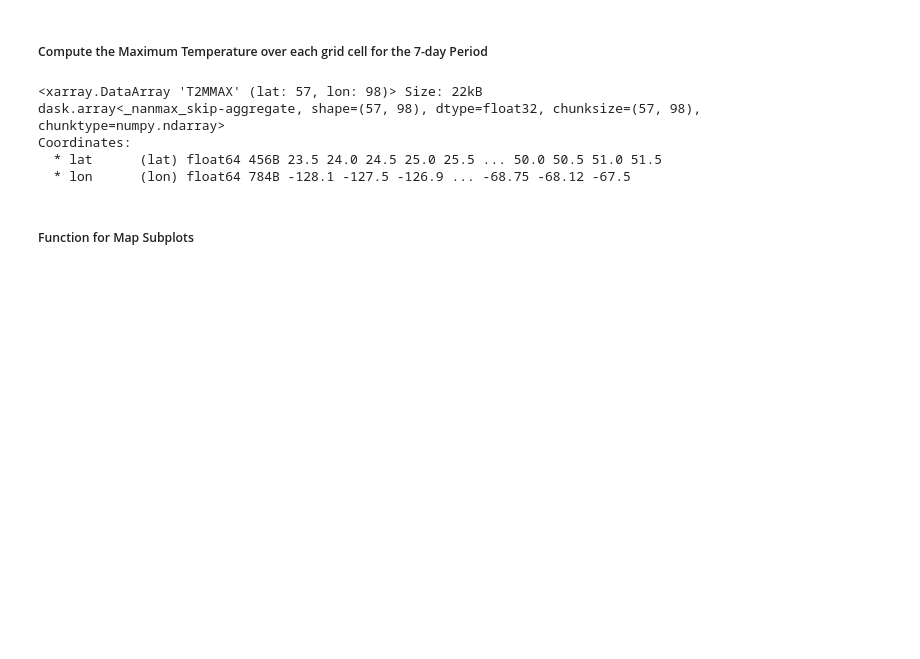
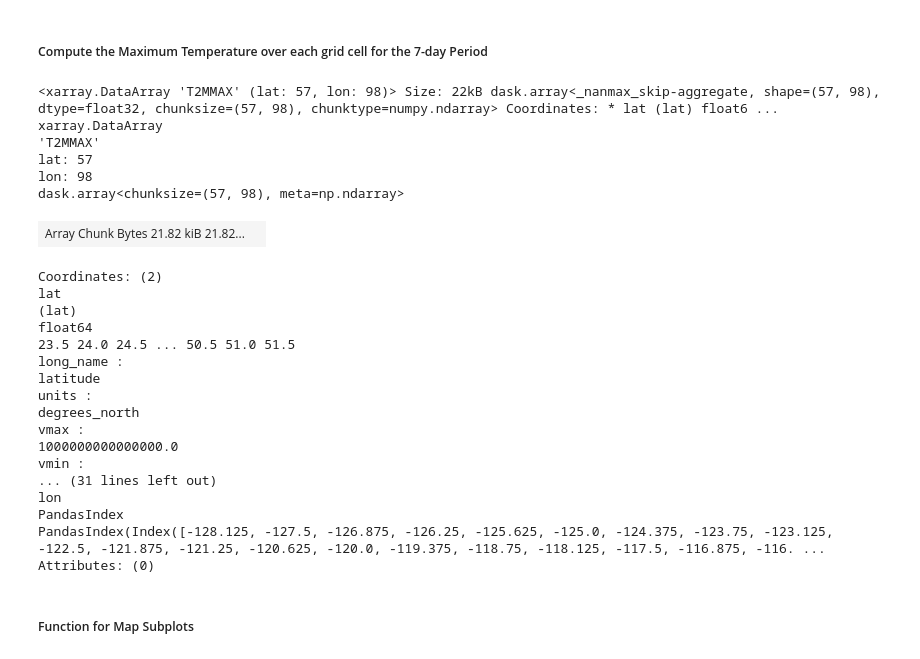
Before and after one commit to brandon-mitchell-ges-disc/Giovanni-Features-and-Notebooks, a Jupyter notebook: GioMaxMinMaps.ipynb, the cells around one changed output. Drawn from its saved outputs; the diff is of its cells as text; code cells hidden in the pictures; blank space fills up the shorter version.

```diff
--- a/GioMaxMinMaps.ipynb
+++ b/GioMaxMinMaps.ipynb
@@ -72,17 +79,35 @@ Attributes:
 # %%
 #Compute the Maximum through the time dimension
 max_hw_2025 = hw_2025.max(dim='time')
 
 #Compute the Median through the time dimension
 med_hw_2025 = hw_2025.median(dim='time')
-
-print(max_hw_2025)
+max_hw_2025
 # %% [output]
-<xarray.DataArray 'T2MMAX' (lat: 57, lon: 98)> Size: 22kB
-dask.array<_nanmax_skip-aggregate, shape=(57, 98), dtype=float32, chunksize=(57, 98), chunktype=numpy.ndarray>
-Coordinates:
-  * lat      (lat) float64 456B 23.5 24.0 24.5 25.0 25.5 ... 50.0 50.5 51.0 51.5
-  * lon      (lon) float64 784B -128.1 -127.5 -126.9 ... -68.75 -68.12 -67.5
+<xarray.DataArray 'T2MMAX' (lat: 57, lon: 98)> Size: 22kB dask.array<_nanmax_skip-aggregate, shape=(57, 98), dtype=float32, chunksize=(57, 98), chunktype=numpy.ndarray> Coordinates: * lat (lat) float6 ...
+xarray.DataArray
+'T2MMAX'
+lat: 57
+lon: 98
+dask.array<chunksize=(57, 98), meta=np.ndarray>
+| Array Chunk Bytes 21.82 kiB 21.82... |  |
+Coordinates: (2)
+lat
+(lat)
+float64
+23.5 24.0 24.5 ... 50.5 51.0 51.5
+long_name :
+latitude
+units :
+degrees_north
+vmax :
+1000000000000000.0
+vmin :
+... (31 lines left out)
+lon
+PandasIndex
+PandasIndex(Index([-128.125, -127.5, -126.875, -126.25, -125.625, -125.0, -124.375, -123.75, -123.125, -122.5, -121.875, -121.25, -120.625, -120.0, -119.375, -118.75, -118.125, -117.5, -116.875, -116. ...
+Attributes: (0)
 # %% [markdown]
 ##### Function for Map Subplots
 # %%
```
Also changed, not shown: parts of 3 cells of this notebook, 5 other files.
